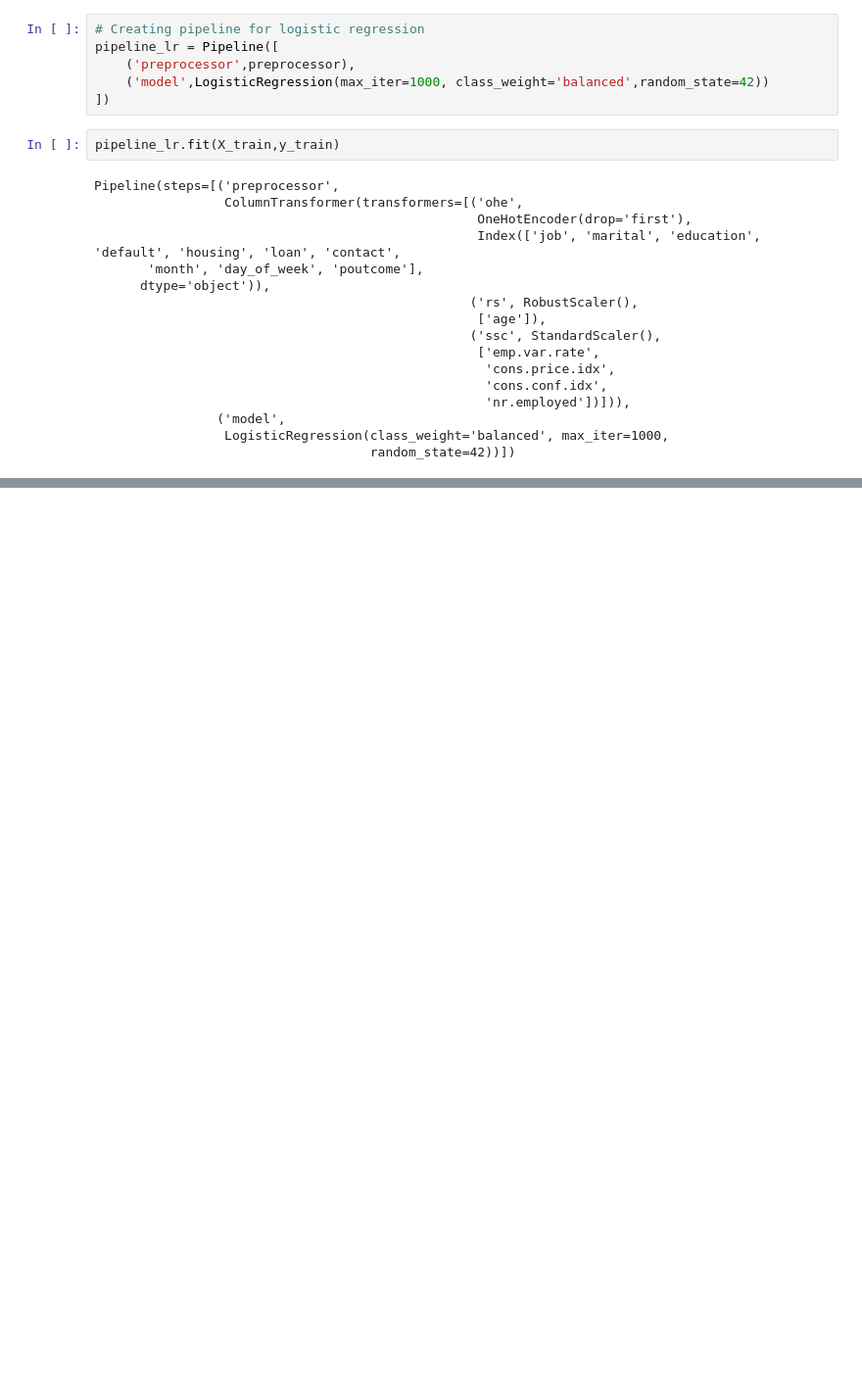
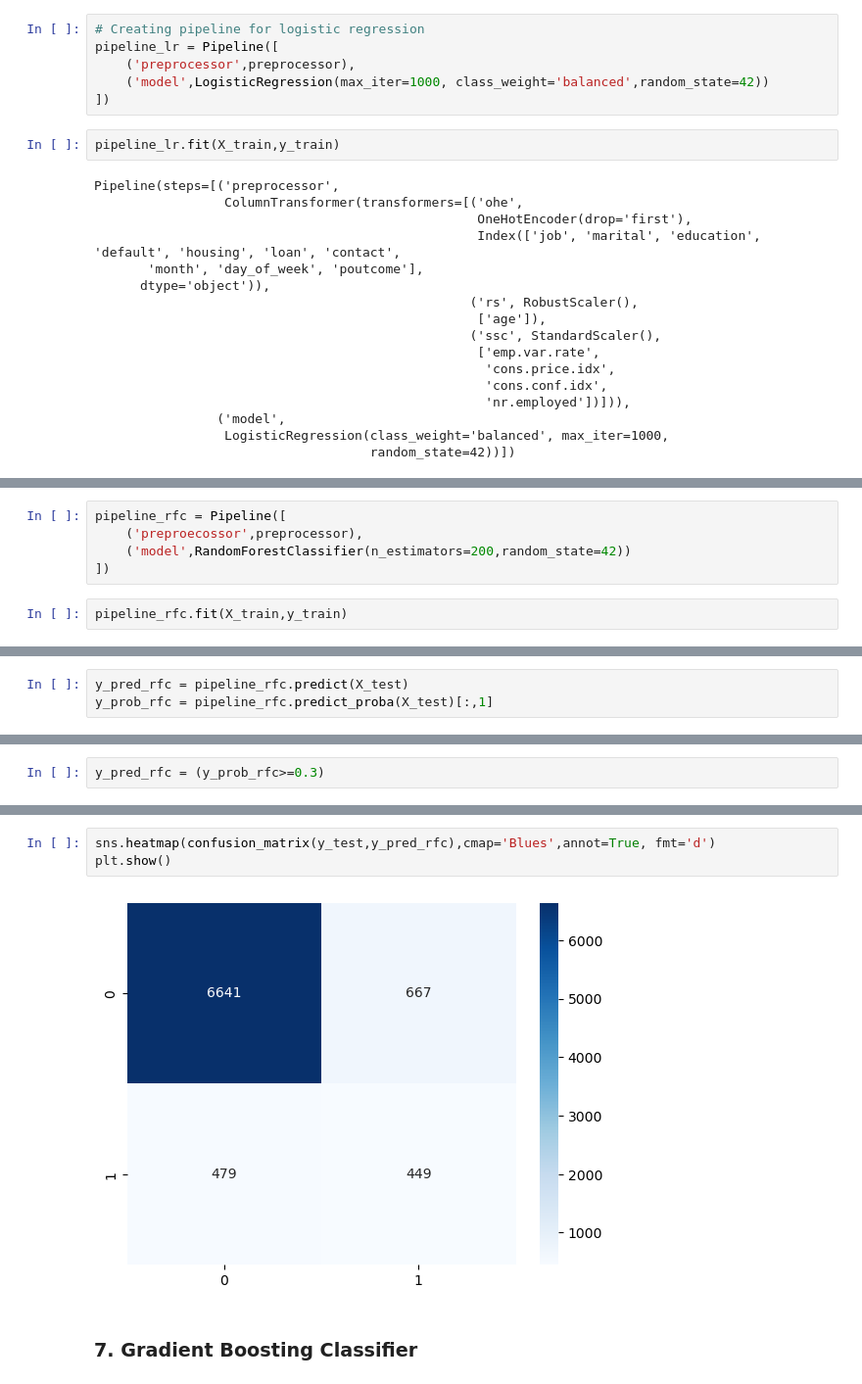
Before and after one commit to vijay12918/Portuguese-Bank-Marketing-Compaign, a Jupyter notebook: Portugese_Bank.ipynb, the cells around one changed output, grey strips where cells are left out. Shown at 98% size. Drawn from its saved outputs; the diff is of its cells as text; blank space fills up the shorter version.

Commit message:
Build and evaluate classification models with precision, recall, and F1-score

```diff
--- a/Portugese_Bank.ipynb
+++ b/Portugese_Bank.ipynb
@@ -685,0 +706,7 @@ plt.show()
+# %%
+pipeline_rfc = Pipeline([
+    ('preproecossor',preprocessor),
+    ('model',RandomForestClassifier(n_estimators=200,random_state=42))
+])
+# %%
+pipeline_rfc.fit(X_train,y_train)
@@ -685,0 +729,3 @@ plt.show()
+# %%
+y_pred_rfc = pipeline_rfc.predict(X_test)
+y_prob_rfc = pipeline_rfc.predict_proba(X_test)[:,1]
@@ -685,0 +759,2 @@ plt.show()
+# %%
+y_pred_rfc = (y_prob_rfc>=0.3)
@@ -685,0 +775,7 @@ plt.show()
+# %%
+sns.heatmap(confusion_matrix(y_test,y_pred_rfc),cmap='Blues',annot=True, fmt='d')
+plt.show()
+# %% [output]
+[figure, added]
+# %% [markdown]
+### 7. Gradient Boosting Classifier
```
Also changed, not shown: parts of 35 cells of this notebook.
